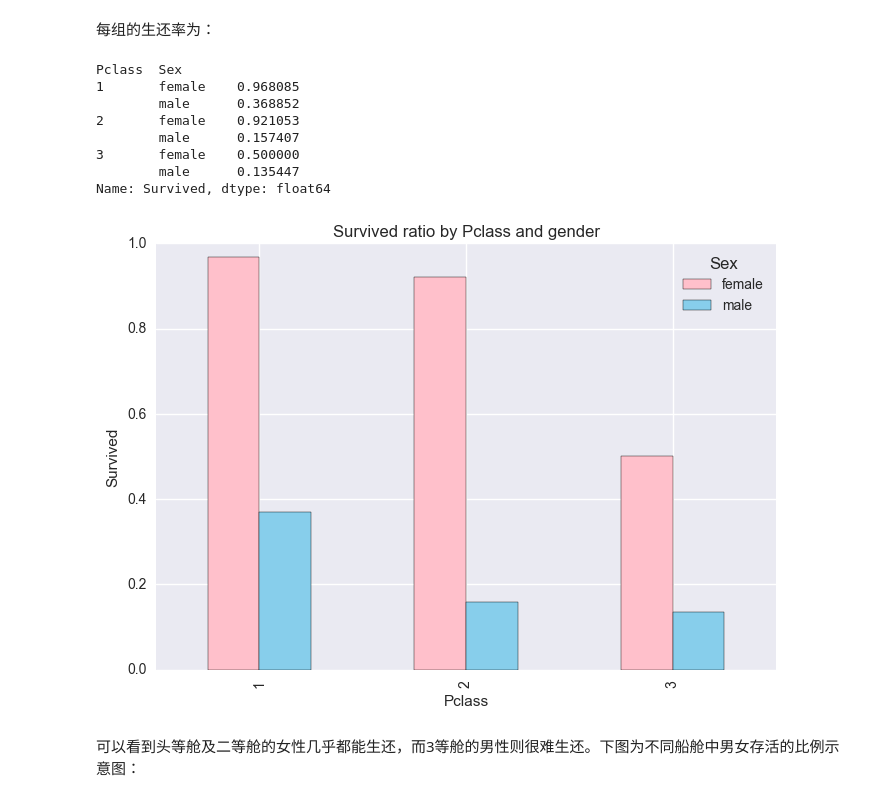
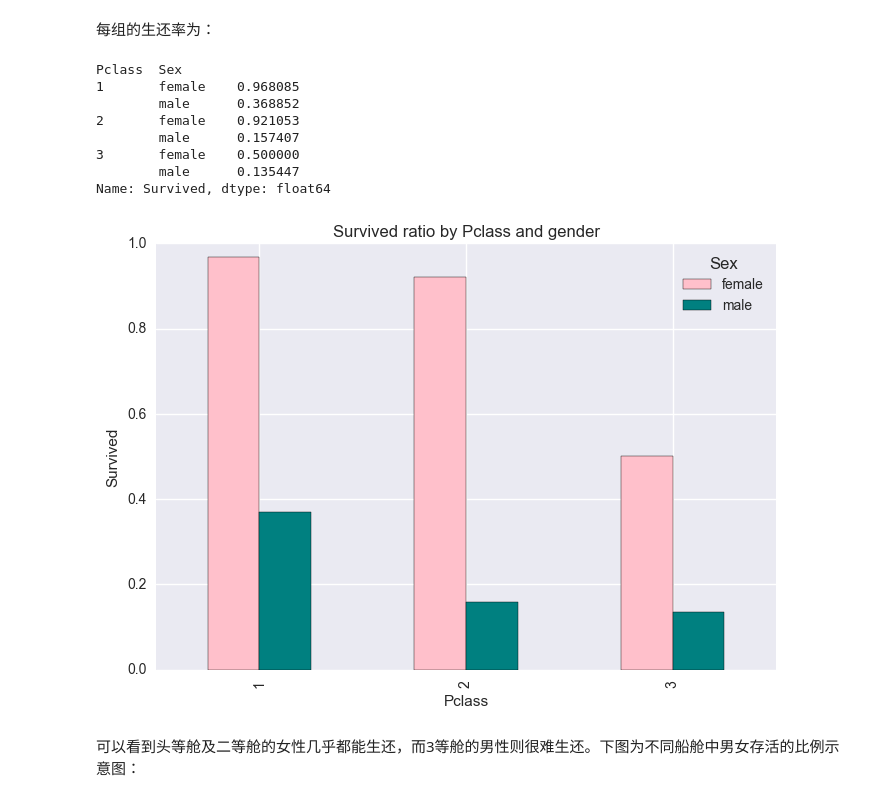
Before and after one commit to deCHN/DA-P2, a Jupyter notebook: titanic_data_explore.ipynb, the cells around one changed output. Drawn from its saved outputs; the diff is of its cells as text; code cells hidden in the pictures.

```diff
--- a/titanic_data_explore.ipynb
+++ b/titanic_data_explore.ipynb
@@ -242,20 +242,20 @@ bySexPclass.first()
 # %%
 ratio = bySexPclass.Survived.mean()
 print ratio
-ratio.unstack().plot(kind='bar', colors=['pink', 'skyblue'])
+ratio.unstack().plot(kind='bar', colors=['pink', 'teal'])
 plt.title('Survived ratio by Pclass and gender')
 plt.ylabel('Survived')
 plt.show()
 # %% [output]
 Pclass  Sex
 1       female    0.968085
         male      0.368852
 2       female    0.921053
         male      0.157407
 3       female    0.500000
         male      0.135447
 Name: Survived, dtype: float64
-[figure, old version]
+[figure, new version]
 # %% [markdown]
 可以看到头等舱及二等舱的女性几乎都能生还，而3等舱的男性则很难生还。下图为不同船舱中男女存活的比例示意图：
 # %% [markdown]
```
Also changed, not shown: parts of 8 cells of this notebook.
